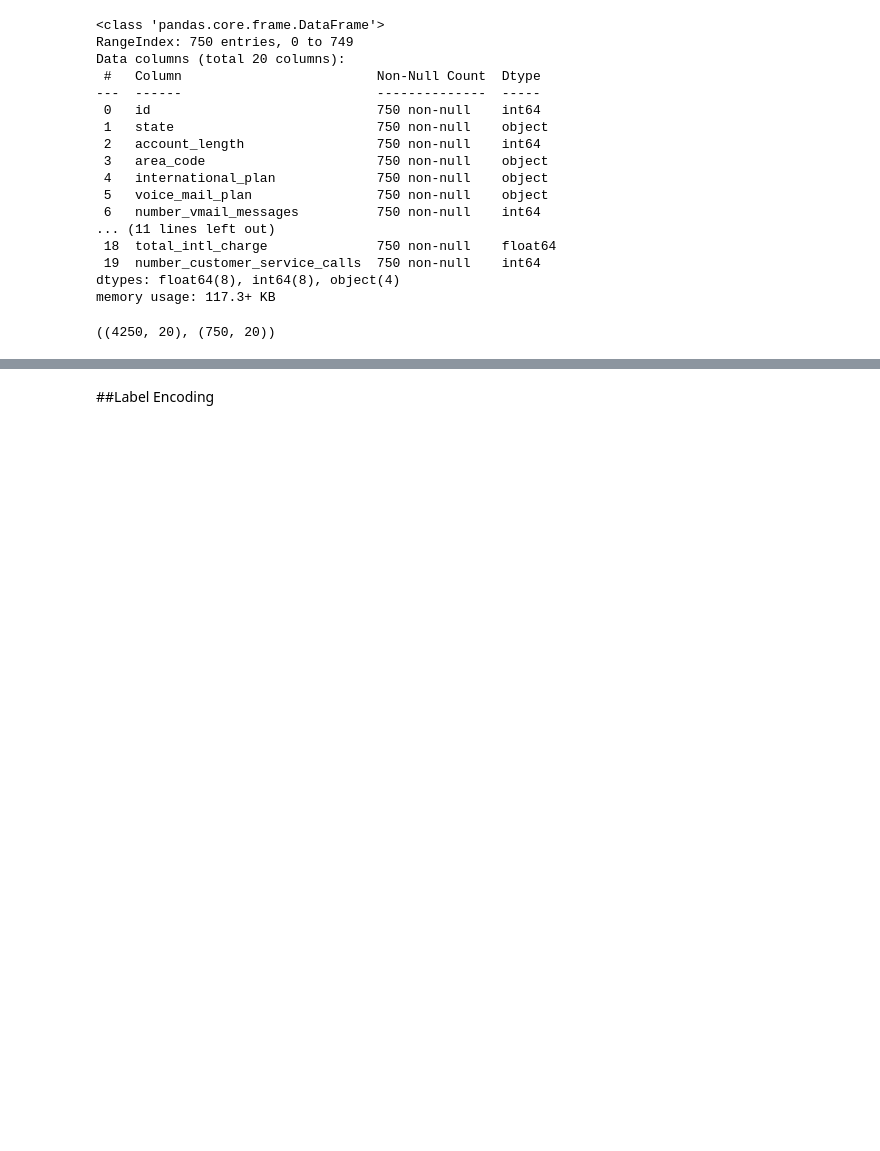
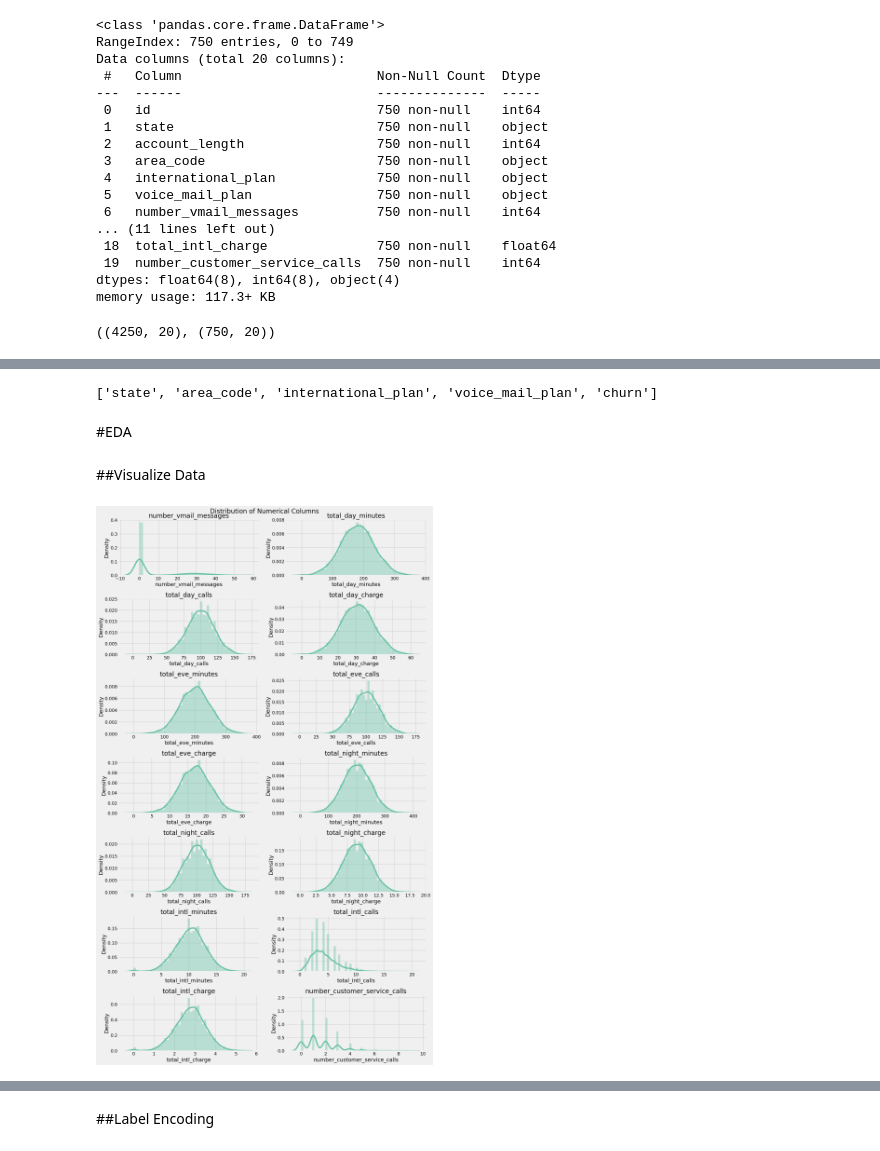
Before and after one commit to taniagiovani/myprojects-classmdl, a Jupyter notebook: Classification_Models.ipynb, the cells around one changed output, grey strips where cells are left out. Saved outputs shown, nothing was run; the diff lists cells and outputs as text; code cells hidden in the pictures; blank space fills up the shorter version.

```diff
--- a/Classification_Models.ipynb
+++ b/Classification_Models.ipynb
@@ -157,16 +70,0 @@ import numpy as np
-# %%
-print(f'Jumlah baris sebelum memfilter outlier: {len(df_train)}')
-
-filtered_entries = np.array([True] * len(df_train))
-for col in ['account_length', 'number_vmail_messages', 'total_day_minutes', 'total_day_calls', 'total_day_charge', 'total_eve_minutes', 'total_eve_calls', 'total_eve_charge', 'total_night_minutes', 'total_night_calls', 'total_night_charge', 'total_intl_minutes', 'total_intl_calls', 'total_intl_charge', 'number_customer_service_calls']:
-    Q1 = df_train[col].quantile(0.25)
-    Q3 = df_train[col].quantile(0.75)
-    IQR = Q3 - Q1
-    low_limit = Q1 - (IQR * 1.5)
-    high_limit = Q3 + (IQR * 1.5)
-
-    filtered_entries = ((df_train[col] >= low_limit) & (df_train[col] <= high_limit)) & filtered_entries
-
-df_train = df_train[filtered_entries]
-
-print(f'Jumlah baris setelah memfilter outlier: {len(df_train)}')
@@ -175,0 +75,3 @@ Jumlah baris setelah memfilter outlier: 3515
+# %%
+num_col = df_train.select_dtypes(include = [np.number]).columns.tolist()
+cat_col = df_train.select_dtypes(exclude = [np.number]).columns.tolist()
@@ -175,0 +95,29 @@ Jumlah baris setelah memfilter outlier: 3515
+# %%
+cat_col
+# %% [output]
+['state', 'area_code', 'international_plan', 'voice_mail_plan', 'churn']
+# %% [markdown]
+#EDA
+# %% [markdown]
+##Visualize Data
+# %%
+# set visualization settings
+
+%matplotlib inline
+plt.rcParams['figure.figsize'] = (15,25)
+plt.rcParams['font.size'] = 6
+plt.rcParams['axes.titlesize'] = 6
+plt.rcParams['axes.labelsize'] = 6
+plt.style.use('fivethirtyeight')
+sns.set_palette('Set2')
+# %%
+# visualize numerical data
+
+for index, col in enumerate(num_col):
+  plt.subplot(7,2, index+1)
+  sns.distplot(df_train[col])
+  plt.title(col)
+  plt.tight_layout()
+  plt.suptitle('Distribution of Numerical Columns', fontsize = 20)
+# %% [output]
+[figure, added]
```
Also changed, not shown: parts of 118 cells of this notebook.
